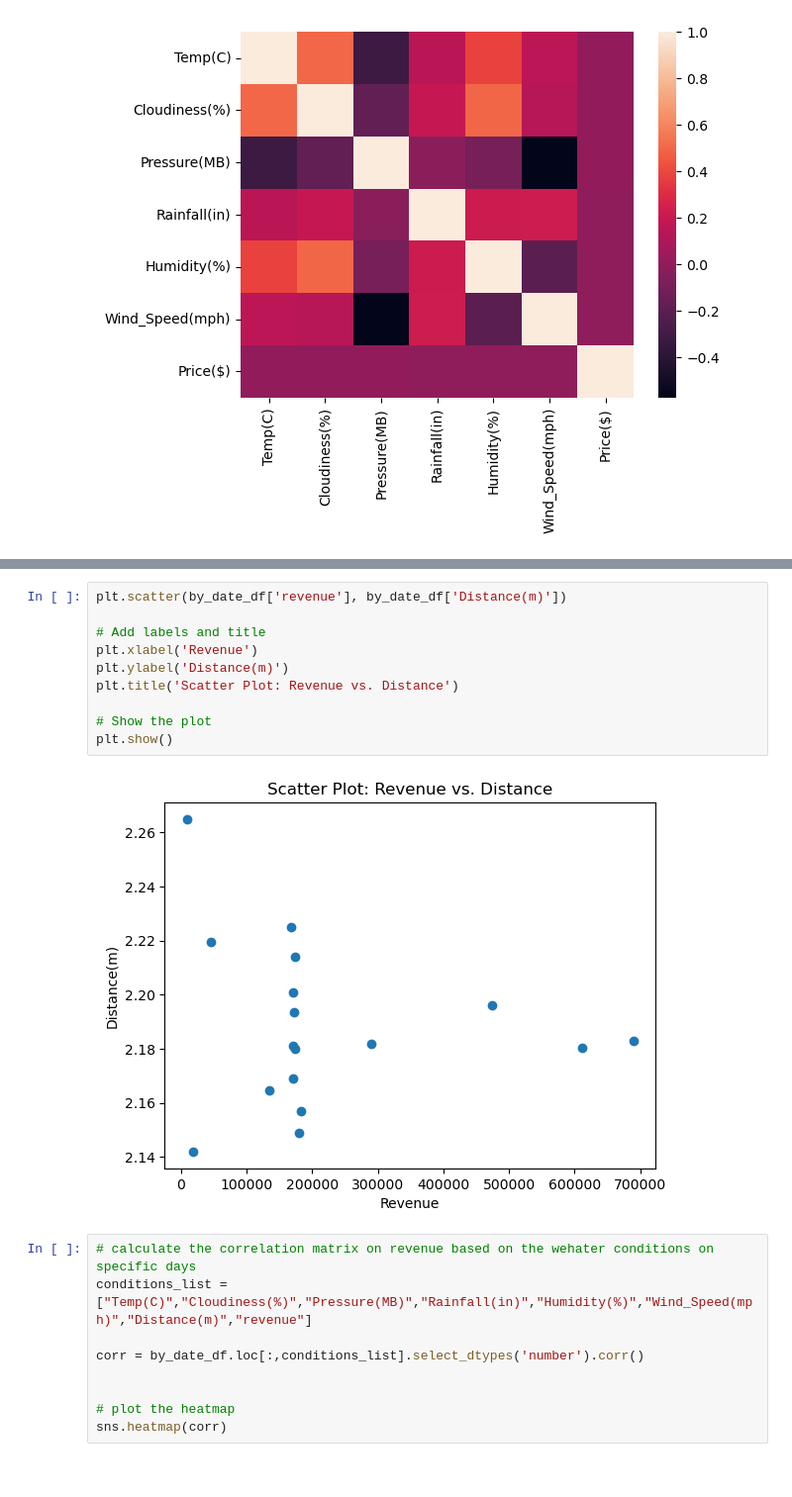
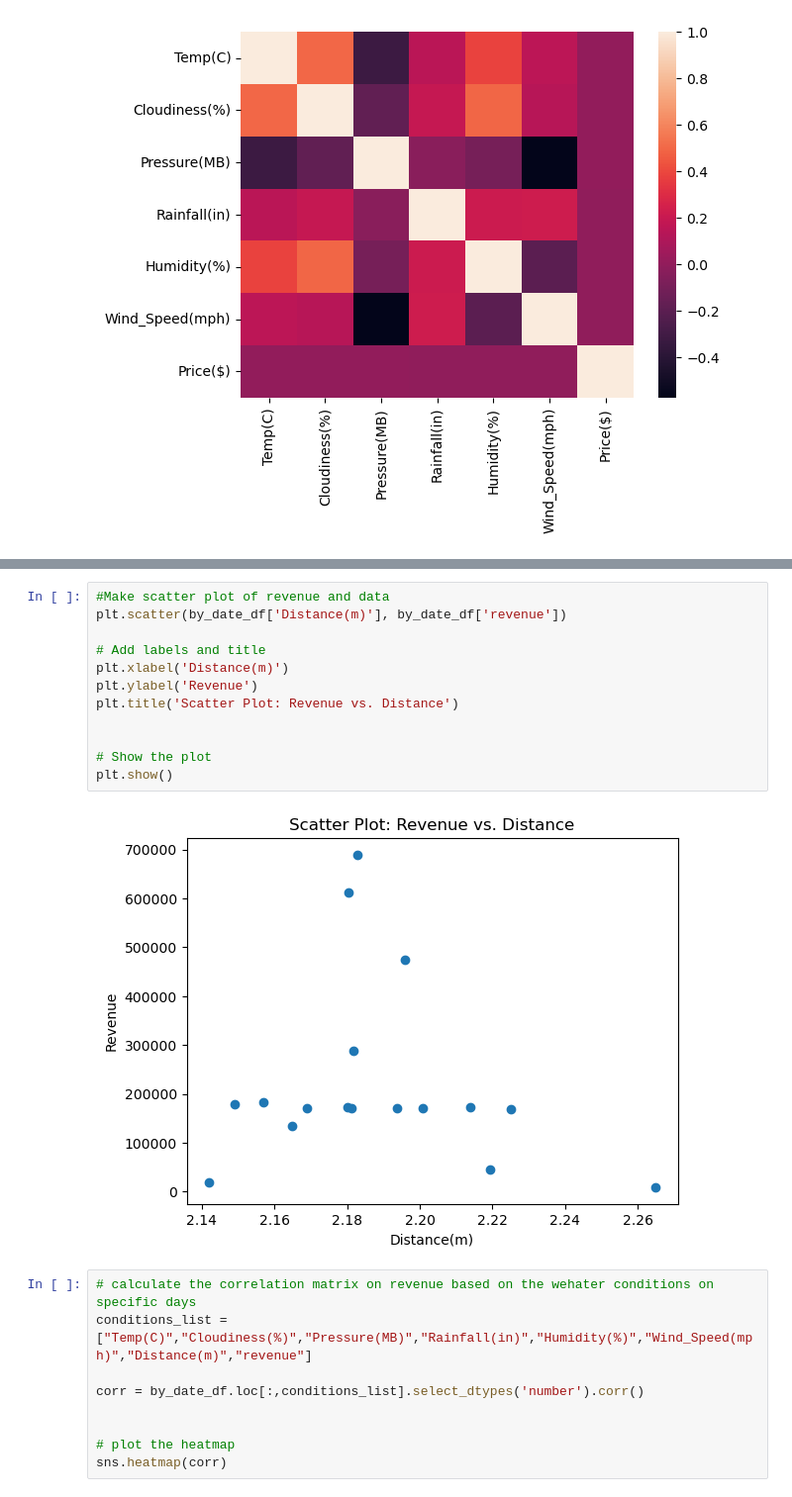
Before and after one commit to marnaji/Project-1, a Jupyter notebook: main.ipynb, the cells around one changed output, grey strips where cells are left out. Shown: that part at 99% size. Saved outputs shown, nothing was run; the diff lists cells and outputs as text.

Commit message:
change of rev vs distance

```diff
--- a/main.ipynb
+++ b/main.ipynb
@@ -491,17 +491,19 @@ by_date_df
 | 2018-12-17 | 12.0 | 2.200746 | 15.186910 | 1.012778 | 38.453322 | 93.236242 | 1004.186633 | 0.004000 | ... |
 | 2018-12-18 | 12.0 | 2.164751 | 15.135459 | 1.013327 | 30.453032 | 58.670040 | 1006.103360 | 0.001337 | ... |
 # %%
-plt.scatter(by_date_df['revenue'], by_date_df['Distance(m)'])
+#Make scatter plot of revenue and data
+plt.scatter(by_date_df['Distance(m)'], by_date_df['revenue'])
 
 # Add labels and title
-plt.xlabel('Revenue')
-plt.ylabel('Distance(m)')
+plt.xlabel('Distance(m)')
+plt.ylabel('Revenue')
 plt.title('Scatter Plot: Revenue vs. Distance')
+
 
 # Show the plot
 plt.show()
 # %% [output]
-[figure, old version]
+[figure, new version]
 # %%
 # calculate the correlation matrix on revenue based on the wehater conditions on specific days
 conditions_list = ["Temp(C)","Cloudiness(%)","Pressure(MB)","Rainfall(in)","Humidity(%)","Wind_Speed(mph)","Distance(m)","revenue"]
```
